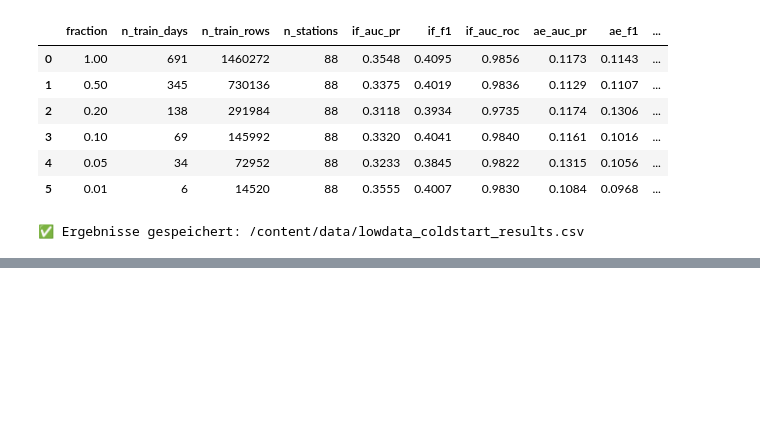
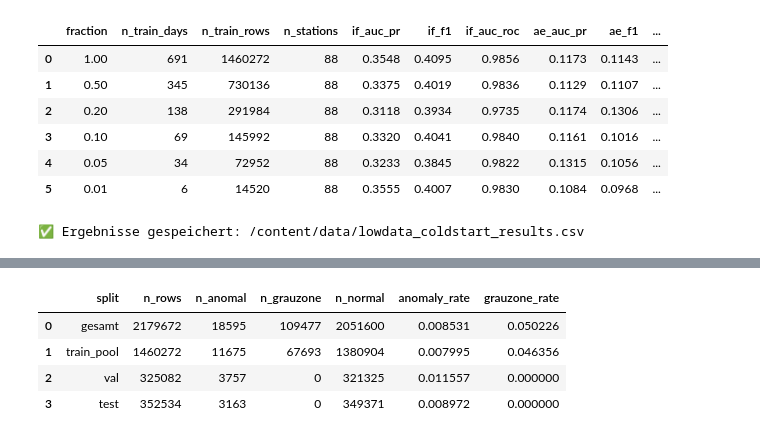
Before and after one commit to jonasknoll57/Bachelorarbeit_Demand-AD, a Jupyter notebook: V8_Phase2_ExperimentFramework.ipynb, the cells around one changed output, grey strips where cells are left out. Drawn from its saved outputs; the diff is of its cells as text; code cells hidden in the pictures; blank space fills up the shorter version.

```diff
--- a/V8_Phase2_ExperimentFramework.ipynb
+++ b/V8_Phase2_ExperimentFramework.ipynb
@@ -3928,0 +4633,76 @@ print('\n-> Naechster Schritt: Cross-City Transfer Experiment')
+# %%
+# ══════════════════════════════════════════════════════════════
+# 26 — Analyse: Anomalie-Rate + exakter 1%-Low-Data-Split
+# ══════════════════════════════════════════════════════════════
+
+print('=' * 90)
+print('ANALYSE 4 — ANOMALIE-RATE UND 1%-LOW-DATA-SPLIT')
+print('=' * 90)
+
+# Falls der Cold-Start-Setup-Block noch nicht gelaufen ist, hier minimal nachbauen
+if 'df_ld' not in globals() or 'train_end_ld' not in globals() or 'train_duration_ld' not in globals():
+    cfg_ld = ExperimentConfig(
+        run_id='analysis_lowdata_rebuild',
+        aggregation='station',
+        labeling='poisson',
+        model='lstm_ae',
+        scoring='mse',
+        feature_set='base'
+    )
+    df_ld = build_station_level(hourly_raw, cfg_ld)
+    feature_cols_ld = [c for c in get_feature_cols(cfg_ld) if c in df_ld.columns]
+    t_min_ld  = df_ld['hour_ts'].min()
+    t_max_ld  = df_ld['hour_ts'].max()
+    total_h_ld = (t_max_ld - t_min_ld).total_seconds() / 3600
+    train_end_ld = t_min_ld + pd.Timedelta(hours=int(total_h_ld * TRAIN_RATIO))
+    val_end_ld   = t_min_ld + pd.Timedelta(hours=int(total_h_ld * VAL_RATIO))
+    train_duration_ld = train_end_ld - t_min_ld
+    df_ld = compute_labels(df_ld, train_end_ld, cfg_ld, group_col='station_id')
+    df_train_pool_ld = df_ld[df_ld['hour_ts'] < train_end_ld].copy()
+    df_val_ld = df_ld[(df_ld['hour_ts'] >= train_end_ld) & (df_ld['hour_ts'] < val_end_ld) & (df_ld['label'] != 'grauzone')].copy()
+    df_test_ld = df_ld[(df_ld['hour_ts'] >= val_end_ld) & (df_ld['label'] != 'grauzone')].copy()
+
+summary_rows = []
+for name, df_part in [('gesamt', df_ld), ('train_pool', df_train_pool_ld), ('val', df_val_ld), ('test', df_test_ld)]:
+    labels = df_part['label'].value_counts(dropna=False)
+    n = len(df_part)
+    summary_rows.append({
+        'split': name,
+        'n_rows': int(n),
+        'n_anomal': int(labels.get('anomal', 0)),
+        'n_grauzone': int(labels.get('grauzone', 0)),
+        'n_normal': int(labels.get('normal', 0)),
+        'anomaly_rate': float((df_part['label'] == 'anomal').mean()),
+        'grauzone_rate': float((df_part['label'] == 'grauzone').mean()),
+    })
+
+summary_df = pd.DataFrame(summary_rows)
+
+# Exakter 1%-Cold-Start-Split
+frac = 0.01
+cutoff_1pct = train_end_ld - pd.Timedelta(seconds=train_duration_ld.total_seconds() * frac)
+df_frac_1pct = df_train_pool_ld[df_train_pool_ld['hour_ts'] >= cutoff_1pct].copy()
+
+# Exakter 1%-Random/Normal-only-Block aus der angepassten Vorversion
+df_train_full_normal_only = df_ld[(df_ld['hour_ts'] < train_end_ld) & (df_ld['label'] == 'normal')].copy()
+df_frac_1pct_normal_only = df_train_full_normal_only[df_train_full_normal_only['hour_ts'] >= cutoff_1pct].copy()
+
+print('Anomalie-Raten:')
+display(summary_df)
+
+print('\\n1%-Zeitfenster (Cold-Start-Logik):')
+print(f'- Train-Start:   {df_ld["hour_ts"].min()}')
+print(f'- Train-Ende:    {train_end_ld}')
+print(f'- 1%-Cutoff:     {cutoff_1pct}')
+print(f'- Dauer 1%:      {(train_end_ld - cutoff_1pct)}')
+print(f'- Zeilen 1% (ALLE Labels):    {len(df_frac_1pct):,}')
+print(f'- Zeilen 1% (nur normal):     {len(df_frac_1pct_normal_only):,}')
+print(f'- Stationen 1%:               {df_frac_1pct["station_id"].nunique()}')
+print()
+print('Interpretation zur Frage "nur neue Daten und dann direkt predict?":')
+print('- Nein, nicht direkt predict auf den Rohdaten.')
+print('- Erst wird das letzte 1%-Zeitfenster der Trainingsperiode als Trainingsmenge genommen.')
+print('- Im Cold-Start-Block werden danach Scaler UND Modell nur auf dieser 1%-Fraktion neu gefittet.')
+print('- Danach wird auf fixem Val/Test vorhergesagt bzw. gescort.')
+print('- Im älteren angepassten Block wurde dagegen nur auf normalen Trainingspunkten trainiert und der Scaler blieb global fixiert.')
+# %% [output]
@@ -3928,0 +4713,5 @@ print('\n-> Naechster Schritt: Cross-City Transfer Experiment')
+|  | split | n_rows | n_anomal | n_grauzone | n_normal | anomaly_rate | grauzone_rate |
+| 0 | gesamt | 2179672 | 18595 | 109477 | 2051600 | 0.008531 | 0.050226 |
+| 1 | train_pool | 1460272 | 11675 | 67693 | 1380904 | 0.007995 | 0.046356 |
+| 2 | val | 325082 | 3757 | 0 | 321325 | 0.011557 | 0.000000 |
+| 3 | test | 352534 | 3163 | 0 | 349371 | 0.008972 | 0.000000 |
```
Also changed, not shown: parts of 10 cells of this notebook.
